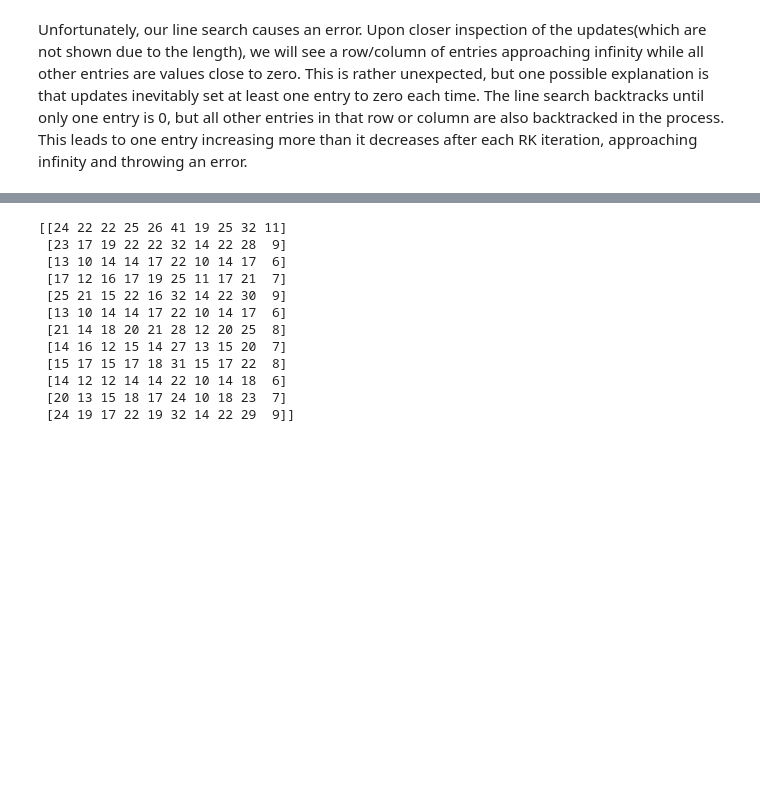
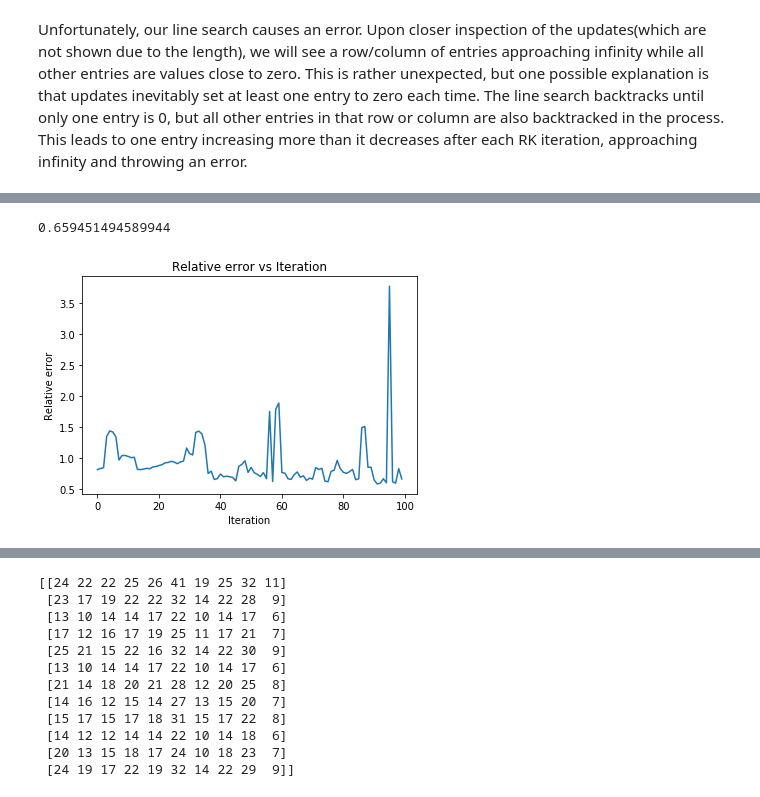
Before and after one commit to chauedwin/mf-algorithms, a Jupyter notebook: nmfAlgorithms.ipynb, the cells around one changed output, grey strips where cells are left out. Cells and saved outputs as stored; diff of their text form; code cells hidden in the pictures; blank space fills up the shorter version.

```diff
--- a/nmfAlgorithms.ipynb
+++ b/nmfAlgorithms.ipynb
@@ -986,0 +1017,14 @@ Unfortunately, our line search causes an error. Upon closer inspection of the up
+# %%
+A, S, error = nmfrkproj(X2, softproji, k = 4, niter = 100, kacziter = 1000, reinit = 1)
+
+approx = np.matmul(A, S)
+print(np.linalg.norm(X2 - approx) / np.linalg.norm(X2))
+
+plt.plot(error)
+plt.title("Relative error vs Iteration")
+plt.ylabel("Relative error")
+plt.xlabel("Iteration")
+plt.show()
+# %% [output]
+0.659451494589944
+[figure, added]
```
Also changed, not shown: parts of 7 cells of this notebook.
